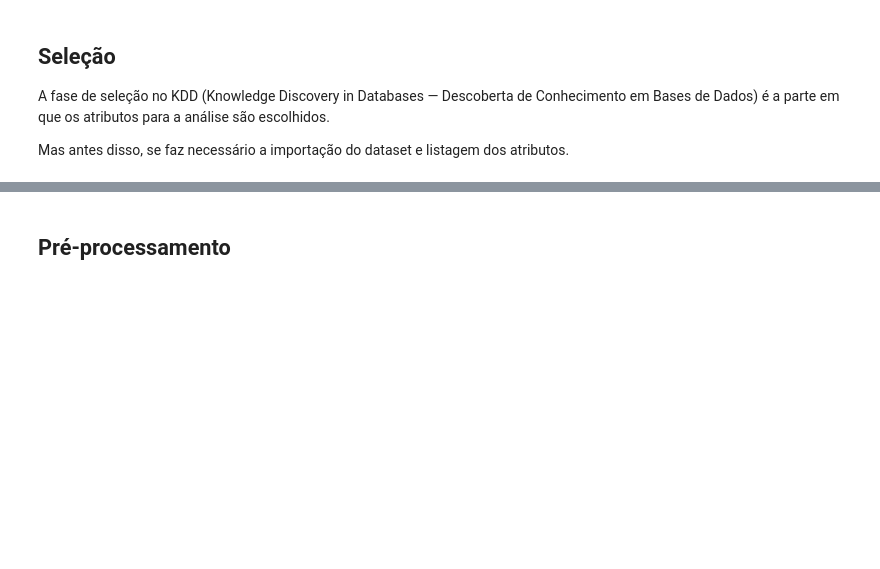
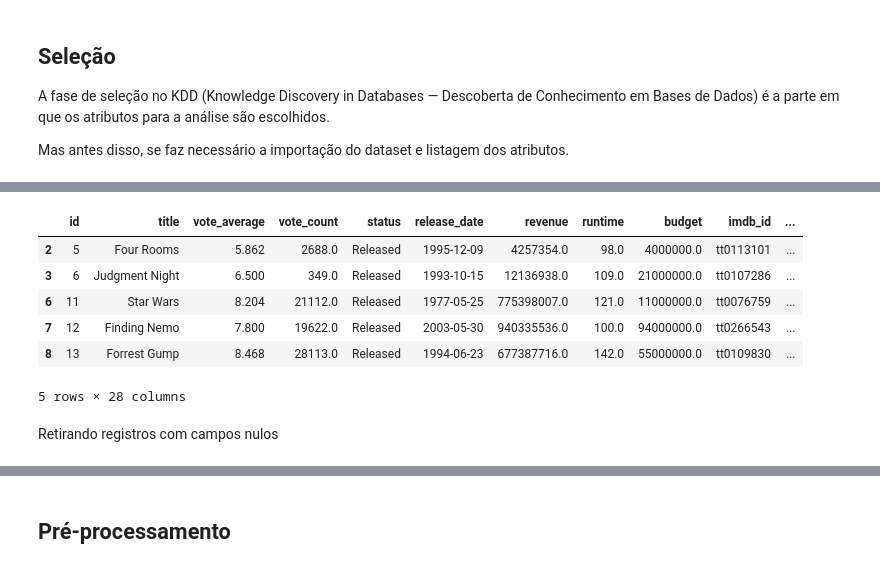
Before and after one commit to Marteldelfer/PISI3, a Jupyter notebook: Analise_exploratoria_TMDB.ipynb, the cells around one changed output, grey strips where cells are left out. Saved outputs shown, nothing was run; the diff lists cells and outputs as text; code cells hidden in the pictures; blank space fills up the shorter version.

```diff
--- a/Analise_exploratoria_TMDB.ipynb
+++ b/Analise_exploratoria_TMDB.ipynb
@@ -95,0 +79,15 @@ memory usage: 1.4+ MB
+# %%
+tmdb = tmdb_df[tmdb_df['status'] == 'Released']
+tmdb = tmdb_df[tmdb_df['budget'] != 0]
+tmdb = tmdb_df[tmdb_df['revenue'] != 0]
+tmdb.head()
+# %% [output]
+|  | id | title | vote_average | vote_count | status | release_date | revenue | runtime | budget | imdb_id | ... |
+| 2 | 5 | Four Rooms | 5.862 | 2688.0 | Released | 1995-12-09 | 4257354.0 | 98.0 | 4000000.0 | tt0113101 | ... |
+| 3 | 6 | Judgment Night | 6.500 | 349.0 | Released | 1993-10-15 | 12136938.0 | 109.0 | 21000000.0 | tt0107286 | ... |
+| 6 | 11 | Star Wars | 8.204 | 21112.0 | Released | 1977-05-25 | 775398007.0 | 121.0 | 11000000.0 | tt0076759 | ... |
+| 7 | 12 | Finding Nemo | 7.800 | 19622.0 | Released | 2003-05-30 | 940335536.0 | 100.0 | 94000000.0 | tt0266543 | ... |
+| 8 | 13 | Forrest Gump | 8.468 | 28113.0 | Released | 1994-06-23 | 677387716.0 | 142.0 | 55000000.0 | tt0109830 | ... |
+5 rows × 28 columns
+# %% [markdown]
+Retirando registros com campos nulos
```
Also changed, not shown: parts of 26 cells of this notebook.
